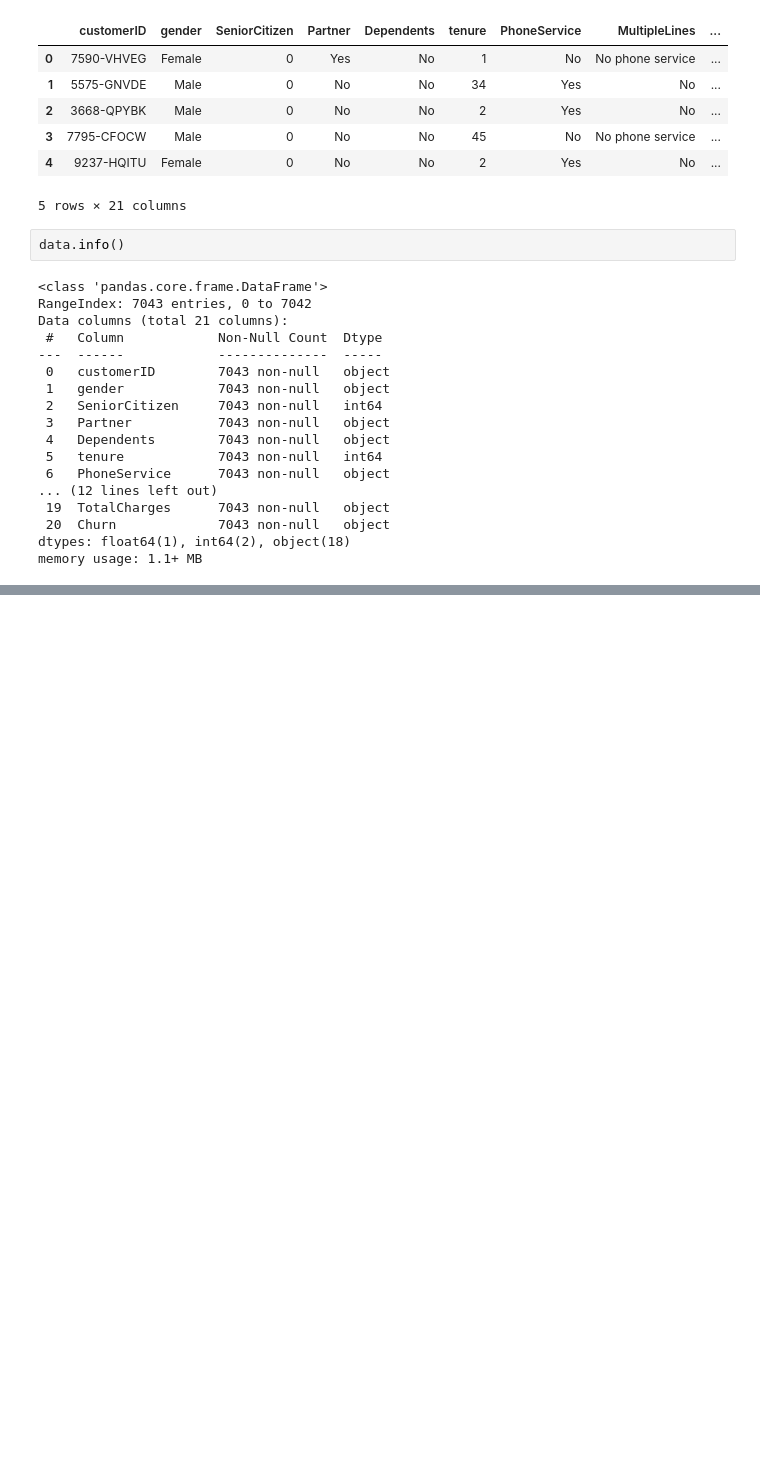
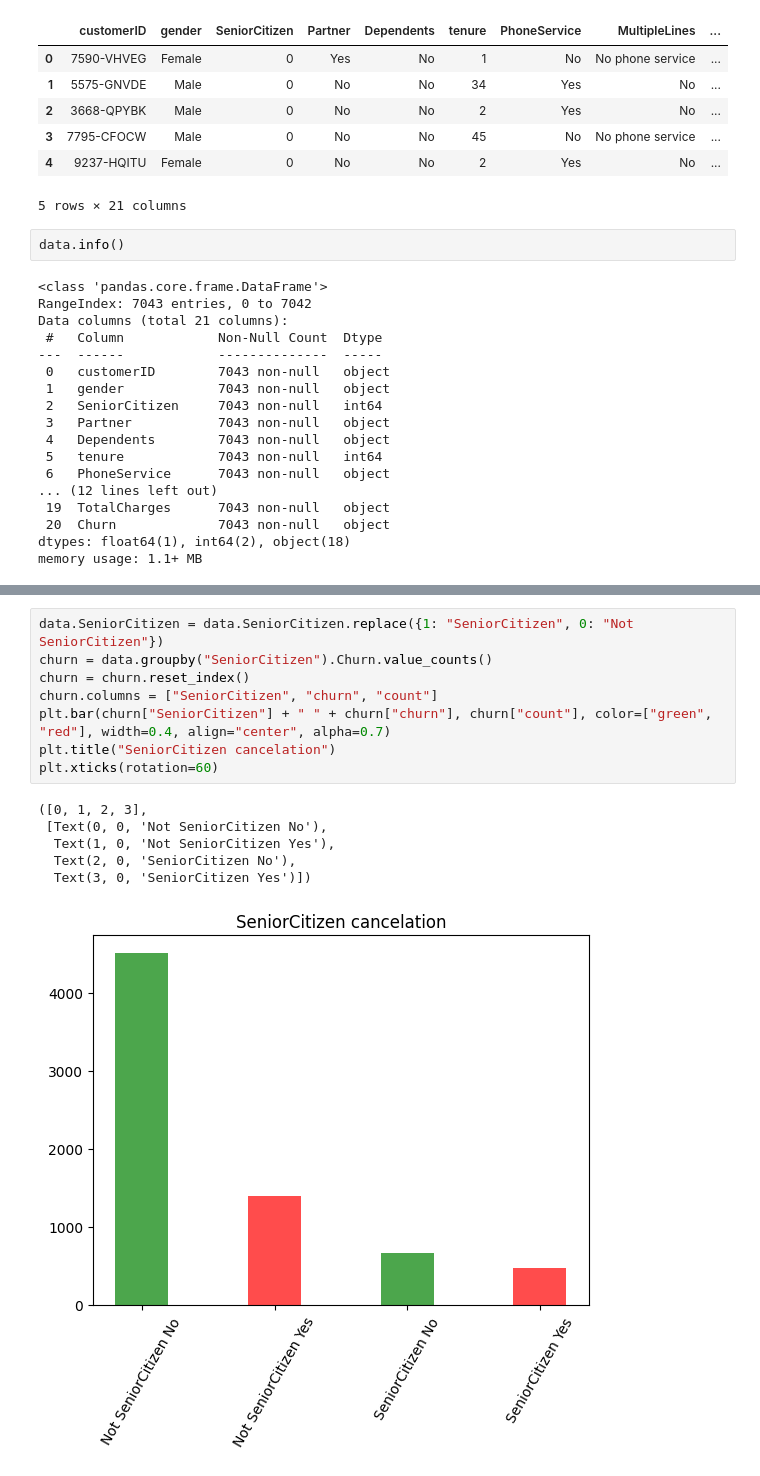
Before and after one commit to CrackedSamurai/data-science-project, a Jupyter notebook: projects/Telcom Customer Churn Dataset.ipynb, the cells around one changed output, grey strips where cells are left out. Cells and saved outputs as stored; diff of their text form; blank space fills up the shorter version.

```diff
--- a/projects/Telcom Customer Churn Dataset.ipynb
+++ b/projects/Telcom Customer Churn Dataset.ipynb
@@ -43,0 +45,15 @@ plt.bar(churn["gender"] + " " + churn["churn"], churn["count"], color=["green",
+# %%
+data.SeniorCitizen = data.SeniorCitizen.replace({1: "SeniorCitizen", 0: "Not SeniorCitizen"})
+churn = data.groupby("SeniorCitizen").Churn.value_counts()
+churn = churn.reset_index()
+churn.columns = ["SeniorCitizen", "churn", "count"]
+plt.bar(churn["SeniorCitizen"] + " " + churn["churn"], churn["count"], color=["green", "red"], width=0.4, align="center", alpha=0.7)
+plt.title("SeniorCitizen cancelation")
+plt.xticks(rotation=60)
+# %% [output]
+([0, 1, 2, 3],
+ [Text(0, 0, 'Not SeniorCitizen No'),
+  Text(1, 0, 'Not SeniorCitizen Yes'),
+  Text(2, 0, 'SeniorCitizen No'),
+  Text(3, 0, 'SeniorCitizen Yes')])
+[figure, added]
```
Also changed, not shown: parts of 1 cell of this notebook.
